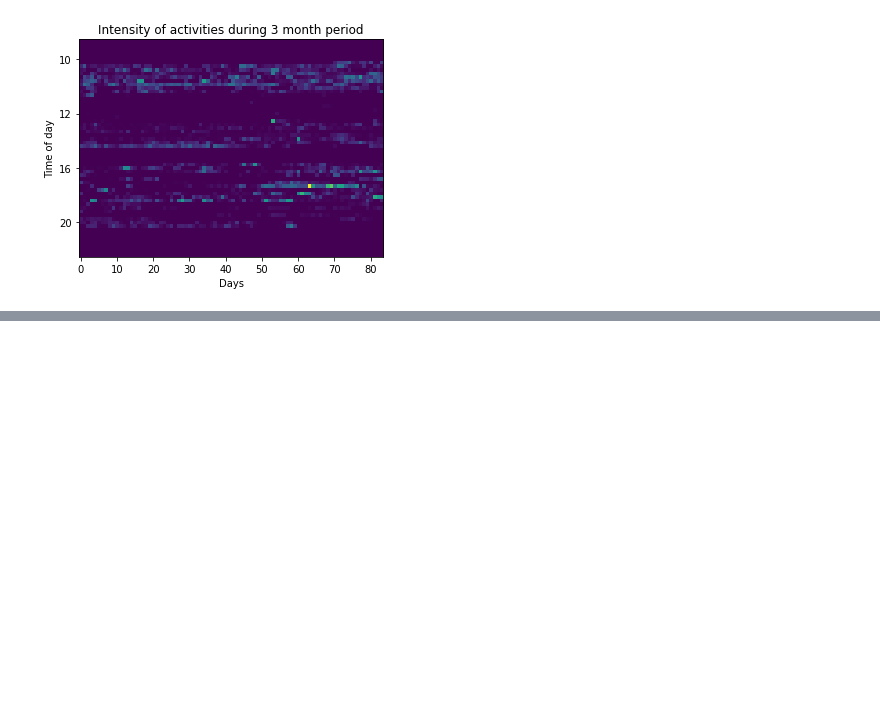
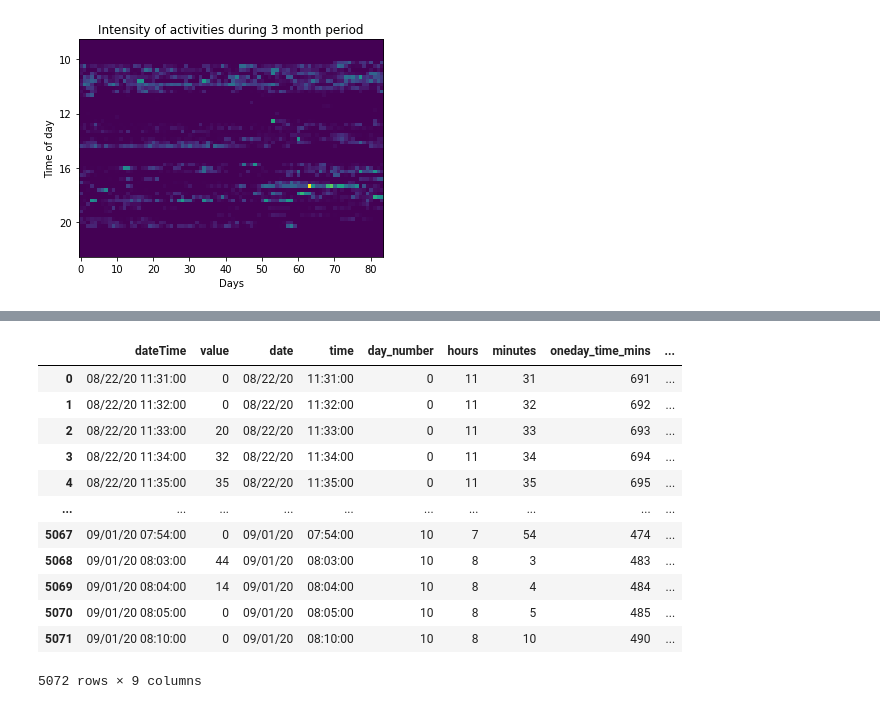
Before and after one commit to inamiotko/HAR_project, a Jupyter notebook: HAR_project.ipynb, the cells around one changed output, grey strips where cells are left out. Cells and saved outputs as stored; diff of their text form; code cells hidden in the pictures; blank space fills up the shorter version.

```diff
--- a/HAR_project.ipynb
+++ b/HAR_project.ipynb
@@ -749,0 +794,25 @@ plt.savefig('img.png')
+# %%
+df['minutes'].replace(':00','',regex=True,inplace=True)
+# %%
+df['hours']=df['hours'].astype(int)
+df['minutes']=df['minutes'].astype(int)
+# %%
+df['oneday_time_mins']=df['hours']*60 + df['minutes']
+# %%
+df['overall_time_mins']=df['day_number']*24*60 + df['hours']*60 + df['minutes']
+# %%
+df
+# %% [output]
+|  | dateTime | value | date | time | day_number | hours | minutes | oneday_time_mins | ... |
+| 0 | 08/22/20 11:31:00 | 0 | 08/22/20 | 11:31:00 | 0 | 11 | 31 | 691 | ... |
+| 1 | 08/22/20 11:32:00 | 0 | 08/22/20 | 11:32:00 | 0 | 11 | 32 | 692 | ... |
+| 2 | 08/22/20 11:33:00 | 20 | 08/22/20 | 11:33:00 | 0 | 11 | 33 | 693 | ... |
+| 3 | 08/22/20 11:34:00 | 32 | 08/22/20 | 11:34:00 | 0 | 11 | 34 | 694 | ... |
+| 4 | 08/22/20 11:35:00 | 35 | 08/22/20 | 11:35:00 | 0 | 11 | 35 | 695 | ... |
+| ... | ... | ... | ... | ... | ... | ... | ... | ... | ... |
+| 5067 | 09/01/20 07:54:00 | 0 | 09/01/20 | 07:54:00 | 10 | 7 | 54 | 474 | ... |
+| 5068 | 09/01/20 08:03:00 | 44 | 09/01/20 | 08:03:00 | 10 | 8 | 3 | 483 | ... |
+| 5069 | 09/01/20 08:04:00 | 14 | 09/01/20 | 08:04:00 | 10 | 8 | 4 | 484 | ... |
+| 5070 | 09/01/20 08:05:00 | 0 | 09/01/20 | 08:05:00 | 10 | 8 | 5 | 485 | ... |
+| 5071 | 09/01/20 08:10:00 | 0 | 09/01/20 | 08:10:00 | 10 | 8 | 10 | 490 | ... |
+5072 rows × 9 columns
```
Also changed, not shown: parts of 12 cells of this notebook.
